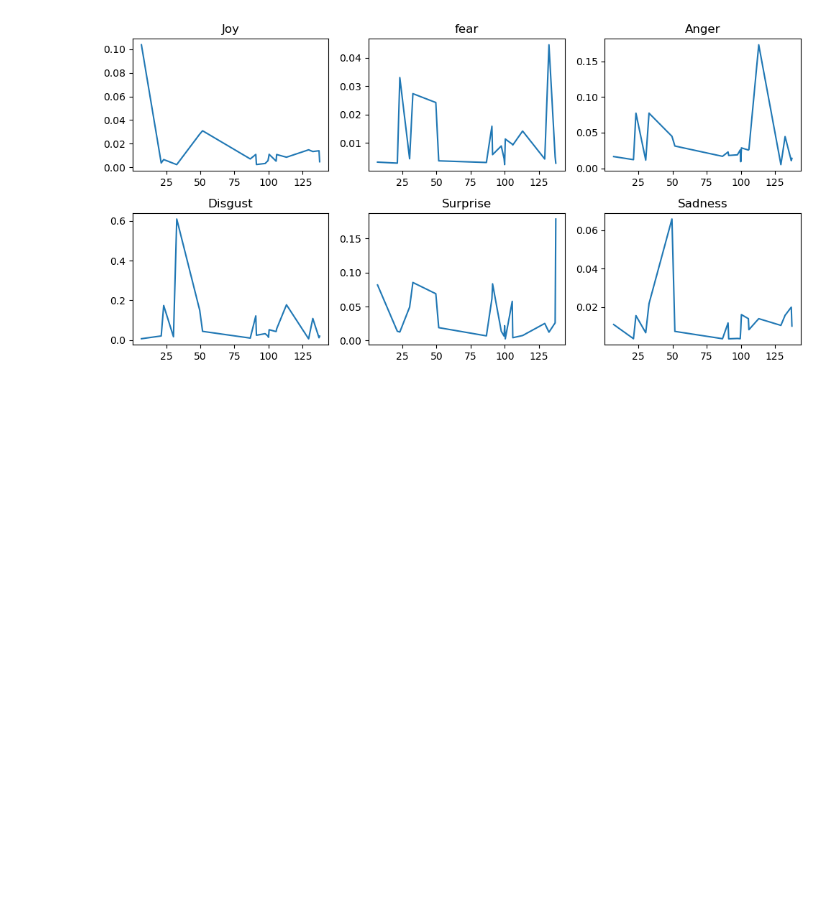
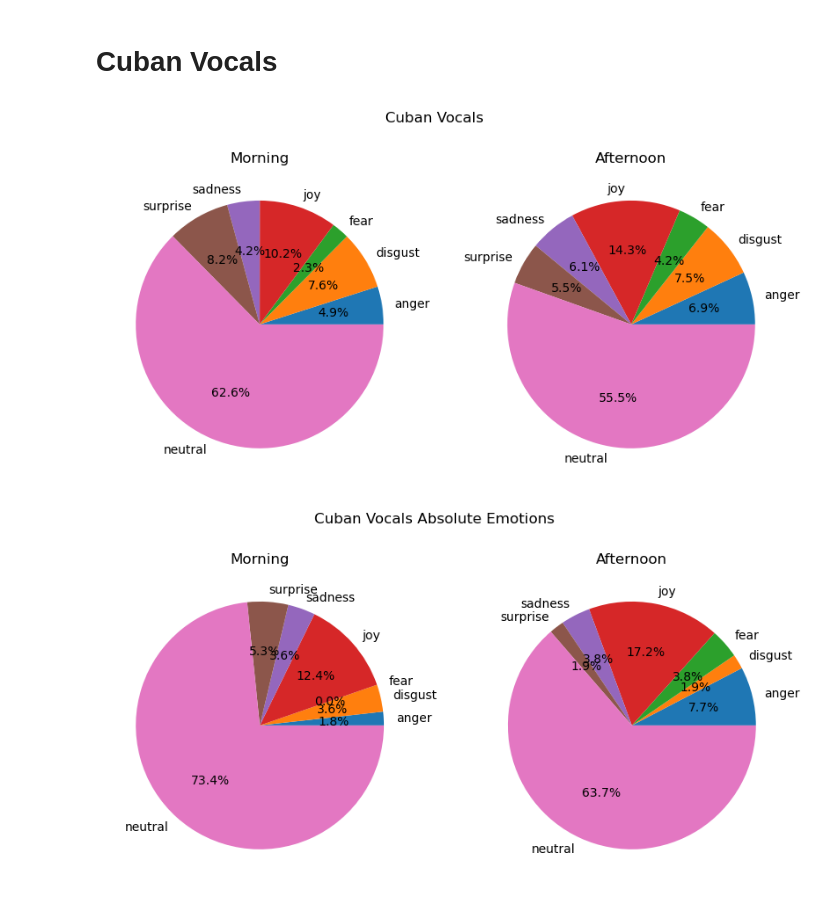
Before and after one commit to RavenRudi/coin_jazz, a Jupyter notebook: notebooks/text_to_emotion_plots.ipynb, the cells around one changed output. Saved outputs shown, nothing was run; the diff lists cells and outputs as text; code cells hidden in the pictures; blank space fills up the shorter version.

Commit message:
added text to emotion

```diff
--- a/notebooks/text_to_emotion_plots.ipynb
+++ b/notebooks/text_to_emotion_plots.ipynb
@@ -89,8 +62,0 @@ plt.show()
-# %%
-df = pd.read_csv('../data/emotion_from_transcript/emotion-english-distilroberta-base/JFBB_Rhythm_Section_Day1_Morning Thomas.csv', index_col=0)
-df.sum()
-labels = ['anger', 'disgust', 'fear', 'joy', 'sadness', 'surprise']
-sizes = [df.sum()[label] for label in labels]
-
-fig, ax = plt.subplots()
-ax.pie(sizes, labels=labels, autopct='%1.1f%%')
@@ -117,30 +63,36 @@ ax.pie(sizes, labels=labels, autopct='%1.1f%%')
-# %%
-fig, axs = plt.subplots(2, 3, figsize=(10, 5))
-
-# Plot line plots on each subplot
-axs[0, 0].plot(df.start/60, df['joy'])
-axs[0, 0].set_title('Joy')
-
-axs[0, 1].plot(df.start/60, df['fear'])
-axs[0, 1].set_title('fear')
-
-axs[0, 2].plot(df.start/60, df['anger'])
-axs[0, 2].set_title('Anger')
-
-axs[1, 0].plot(df.start/60, df['disgust'])
-axs[1, 0].set_title('Disgust')
-
-axs[1, 1].plot(df.start/60, df['surprise'])
-axs[1, 1].set_title('Surprise')
-
-axs[1, 2].plot(df.start/60, df['sadness'])
-axs[1, 2].set_title('Sadness')
-
-
-# Adjust spacing between subplots
-plt.tight_layout()
-
-# Show the plot
-plt.show()
-# %% [output]
-[figure, removed]
+# %%
+def pie_plot_total_emotions(df_morning, df_afternoon, title):
+
+    labels = ['anger', 'disgust', 'fear', 'joy', 'sadness', 'surprise', 'neutral']
+
+    sizes_afternoon = [df_afternoon.sum()[label] for label in labels]
+    sizes_morning = [df_morning.sum()[label] for label in labels]
+
+    fig, axs = plt.subplots(1, 2, figsize=(10, 5))
+
+    fig.suptitle(title)
+    axs[0].pie(sizes_morning, labels=labels, autopct='%1.1f%%')
+    axs[0].set_title('Morning')
+
+    axs[1].pie(sizes_afternoon, labels=labels, autopct='%1.1f%%')
+    axs[1].set_title('Afternoon')
+# %%
+def calculate_highest_emotion(df):
+    df_new = df.copy()
+    max_values = df_new.iloc[:,3:].max(axis=1)
+    df_new[['anger', 'disgust', 'fear', 'joy', 'sadness', 'surprise']] = df_new[['anger', 'disgust', 'fear', 'joy', 'sadness', 'surprise']].eq(max_values, axis=0).astype(int)
+    return df_new
+# %% [markdown]
+# Cuban Vocals
+# %%
+df_vocals_afternoon = pd.read_csv('../data/emotion_from_transcript/emotion-english-distilroberta-base/jazzaar-20230417-afternoon-JFLB-Cuban-Vocals-video Philipp.csv', index_col=0)
+df_vocals_morning = pd.read_csv('../data/emotion_from_transcript/emotion-english-distilroberta-base/jazzaar-20230417-morning-JFLB-Cuban-Vocals-video Philipp.csv', index_col=0)
+
+df_vocals_afternoon_abs = calculate_highest_emotion(df_vocals_afternoon)
+df_vocals_morning_abs = calculate_highest_emotion(df_vocals_morning)
+# %%
+pie_plot_total_emotions(df_vocals_morning, df_vocals_afternoon, "Cuban Vocals")
+pie_plot_total_emotions(df_vocals_morning_abs, df_vocals_afternoon_abs, "Cuban Vocals Absolute Emotions")
+# %% [output]
+[figure, added]
+[figure, added]
```
Also changed, not shown: parts of 24 cells of this notebook.
